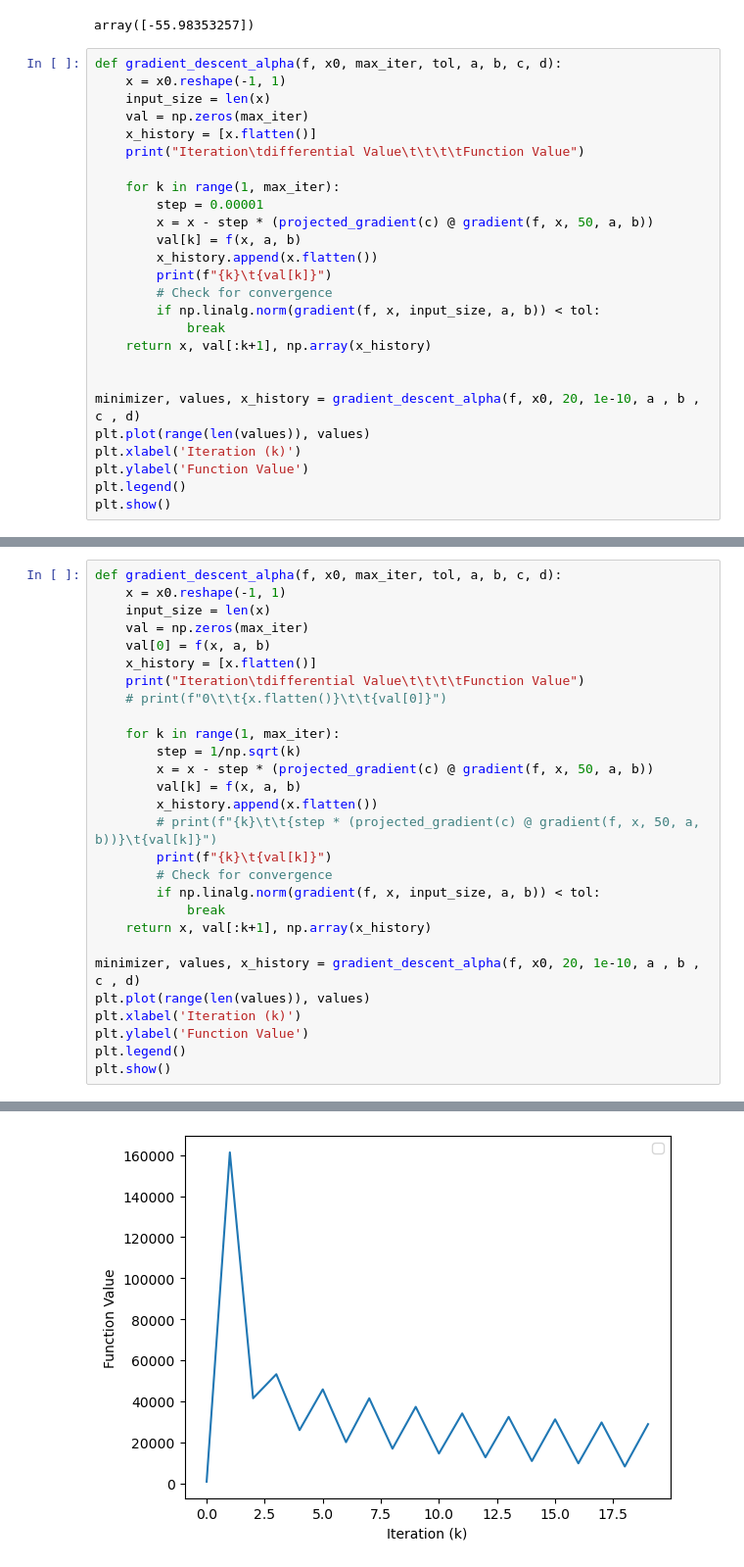
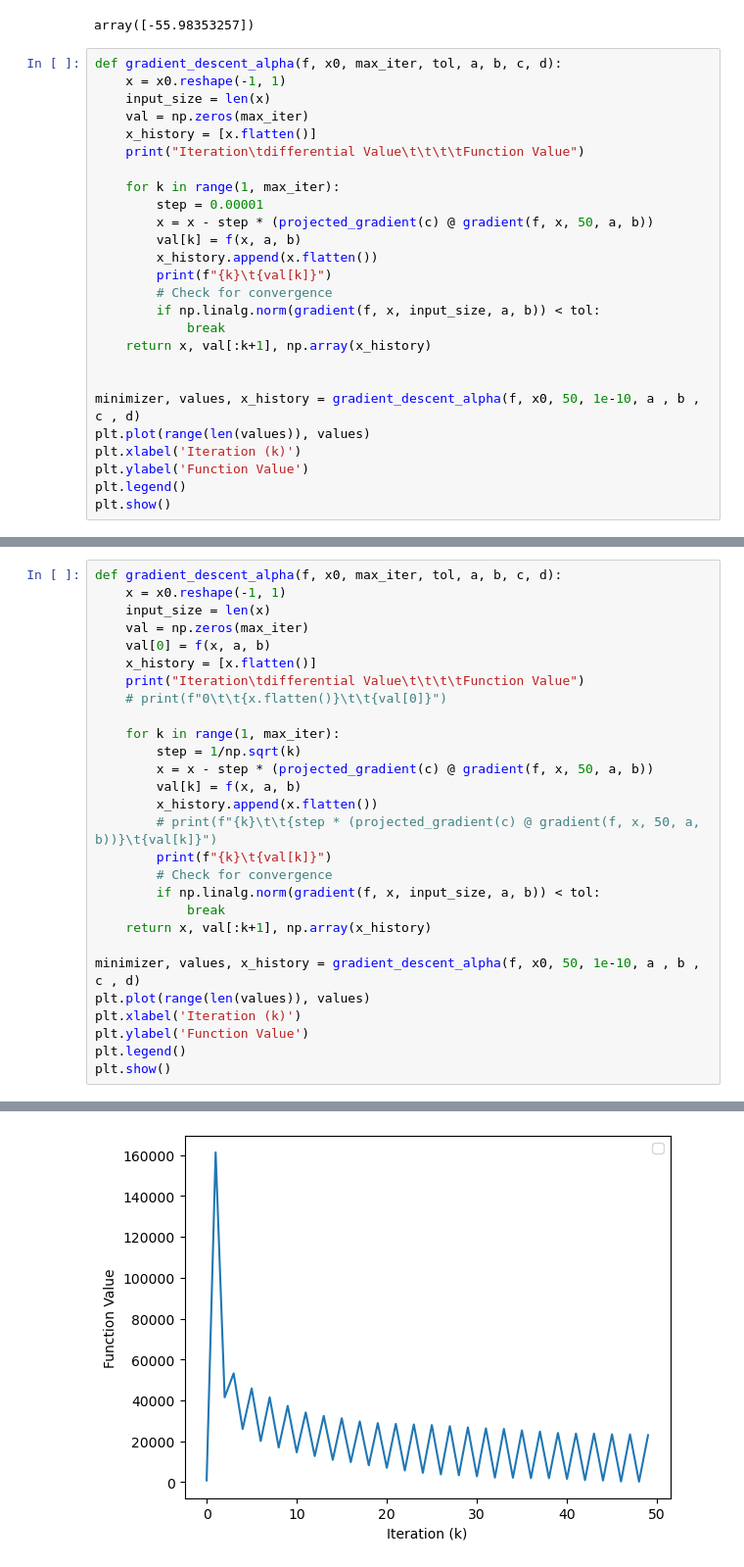
Before and after one commit to shayanmkpr/Convex_optimization_multifunctional, a Jupyter notebook: OPT_2.ipynb, the cells around one changed output, grey strips where cells are left out. Shown: that part at 98% size. Saved outputs shown, nothing was run; the diff lists cells and outputs as text.

```diff
--- a/OPT_2.ipynb
+++ b/OPT_2.ipynb
@@ -75,7 +75,7 @@ def gradient_descent_alpha(f, x0, max_iter, tol, a, b, c, d):
     return x, val[:k+1], np.array(x_history)
 
 
-minimizer, values, x_history = gradient_descent_alpha(f, x0, 20, 1e-10, a , b , c , d)
+minimizer, values, x_history = gradient_descent_alpha(f, x0, 50, 1e-10, a , b , c , d)
 plt.plot(range(len(values)), values)
 plt.xlabel('Iteration (k)')
 plt.ylabel('Function Value')
@@ -126,7 +123,7 @@ def gradient_descent_alpha(f, x0, max_iter, tol, a, b, c, d):
             break
     return x, val[:k+1], np.array(x_history)
 
-minimizer, values, x_history = gradient_descent_alpha(f, x0, 20, 1e-10, a , b , c , d)
+minimizer, values, x_history = gradient_descent_alpha(f, x0, 50, 1e-10, a , b , c , d)
 plt.plot(range(len(values)), values)
 plt.xlabel('Iteration (k)')
 plt.ylabel('Function Value')
@@ -157,4 +153,4 @@ No artists with labels found to put in legend.  Note that artists whose label st
-[figure, old version]
+[figure, new version]
 # %%
 def gradient_descent_alpha(f, x0, max_iter, tol, a, b, c, d):
     x = x0.reshape(-1, 1)
```
Also changed, not shown: parts of 3 cells of this notebook.
